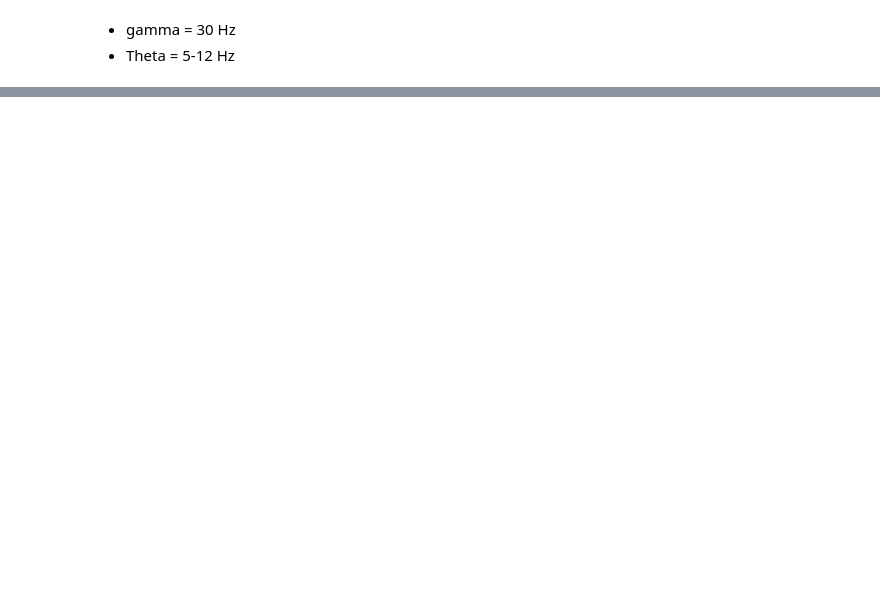
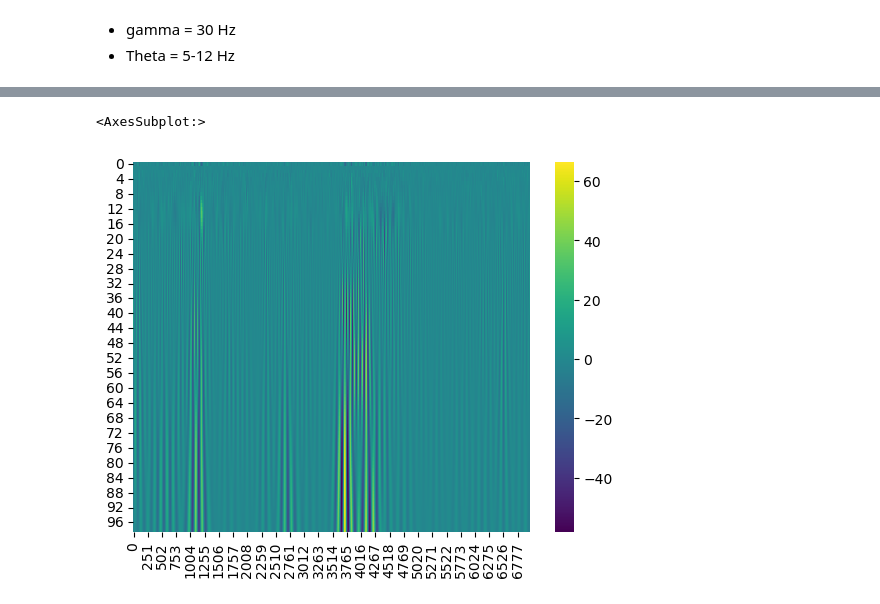
Before and after one commit to ChabCorp/LFP_IPMC, a Jupyter notebook: code/3_normalization.ipynb, the cells around one changed output, grey strips where cells are left out. Saved outputs shown, nothing was run; the diff lists cells and outputs as text; code cells hidden in the pictures; blank space fills up the shorter version.

```diff
--- a/code/3_normalization.ipynb
+++ b/code/3_normalization.ipynb
@@ -48,3 +72,5 @@ Text(0.5, 1.0, 'Fourier transform of the EEG signal')
 # %% [markdown]
 - gamma = 30 Hz
 - Theta = 5-12 Hz
+# %%
+test = sp.signal.cwt(df_f['µV'], sp.signal.morlet2, np.arange(1, 100),dtype="complex128")
@@ -50,0 +81,12 @@ Text(0.5, 1.0, 'Fourier transform of the EEG signal')
+# %%
+test_df = pd.DataFrame(test)
+test_df = test_df.transpose()
+test_df.index = df_f['time']
+test_df = test_df.iloc[30_000:37_000]
+test_df = test_df.to_numpy()
+test_df = test_df.real
+test_df = test_df.transpose()
+sns.heatmap(test_df, cmap='viridis')
+# %% [output]
+<AxesSubplot:>
+[figure, added]
```
Also changed, not shown: parts of 9 cells of this notebook.
